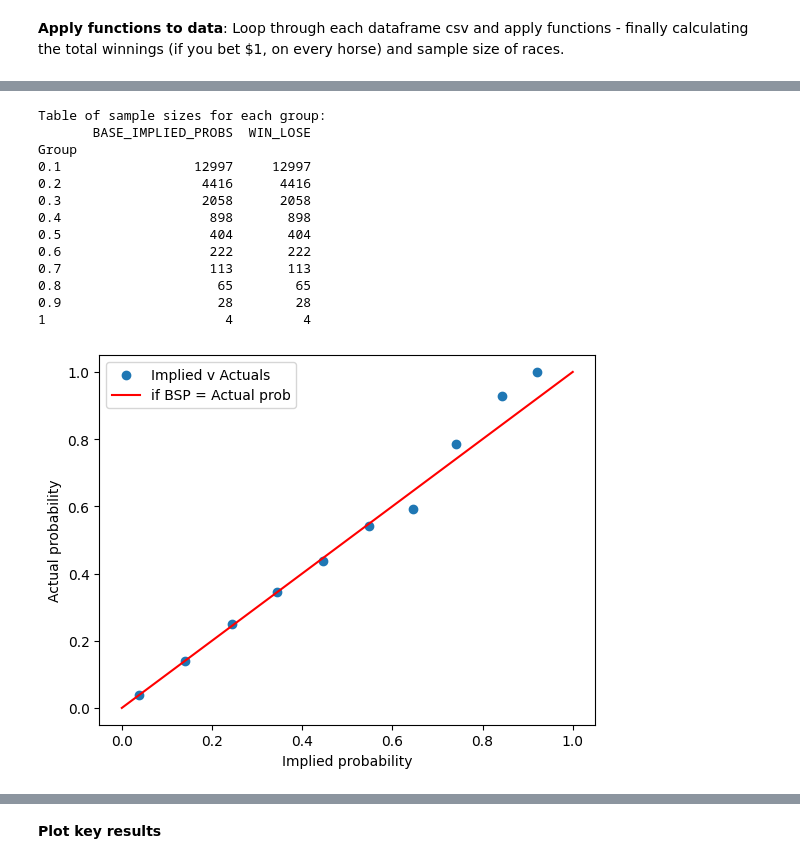
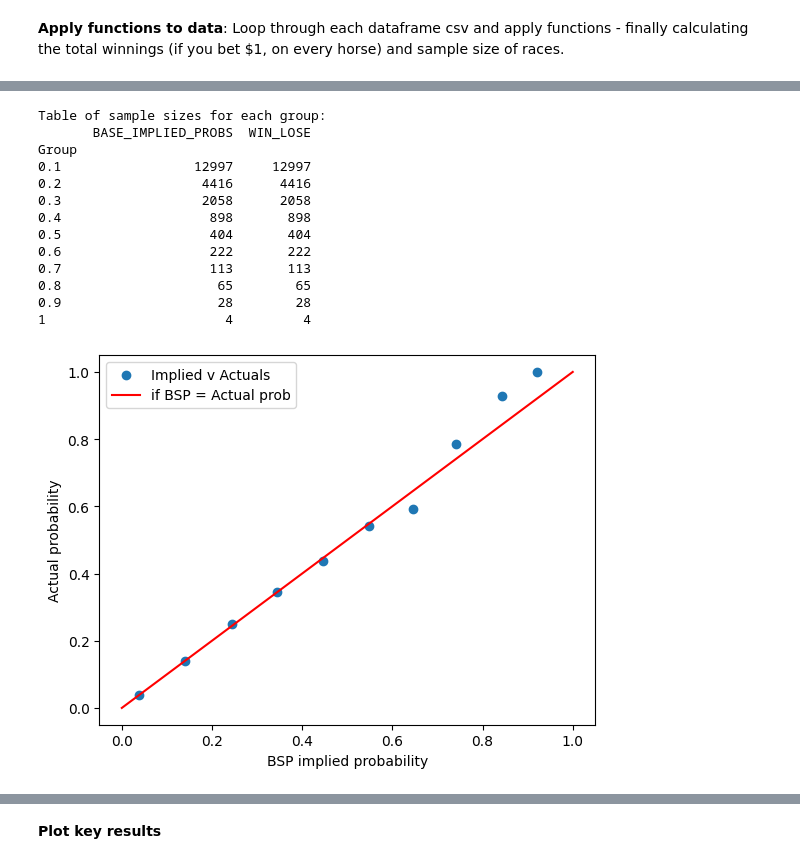
Before and after one commit to CNPCNPCNP/Horseracing-Arbitrage, a Jupyter notebook: historical_performance_bsp.ipynb, the cells around one changed output, grey strips where cells are left out. Cells and saved outputs as stored; diff of their text form; code cells hidden in the pictures.

Commit message:
actuals v implied prob results

```diff
--- a/historical_performance_bsp.ipynb
+++ b/historical_performance_bsp.ipynb
@@ -132,31 +118,31 @@ df_bsp_how_good = pd.concat(df_bsp_how_good)
 # %%
 df_bsp_how_good['Group'] = df_bsp_how_good.apply(grouping, axis=1)
-actuals_v_implied = df_bsp_how_good.groupby('Group').mean('WIN_LOSE')
+actuals_v_implied = df_bsp_how_good.groupby('Group').mean()
 #lets count the numbers from each group:
 sample_sizes = df_bsp_how_good.groupby('Group').count()
 
 print('Table of sample sizes for each group:')
 print(sample_sizes)
 plt.scatter(actuals_v_implied['BASE_IMPLIED_PROBS'], actuals_v_implied['WIN_LOSE'])
 #draw 45 degree line:
 plt.plot([0,1], [0,1], color='red')
 #add x and y labels:
-plt.xlabel('Implied probability')
+plt.xlabel('BSP implied probability')
 plt.ylabel('Actual probability')
-plt.legend(['Implied v Actuals','if BSP = Actual prob',])
+plt.legend(['Implied v Actuals','if BSP = Actual prob'])
 plt.show()
 # %% [output]
 Table of sample sizes for each group:
        BASE_IMPLIED_PROBS  WIN_LOSE
 Group
 0.1                 12997     12997
 0.2                  4416      4416
 0.3                  2058      2058
 0.4                   898       898
 0.5                   404       404
 0.6                   222       222
 0.7                   113       113
 0.8                    65        65
 0.9                    28        28
 1                       4         4
-[figure, old version]
+[figure, new version]
```
Also changed, not shown: parts of 2 cells of this notebook.
